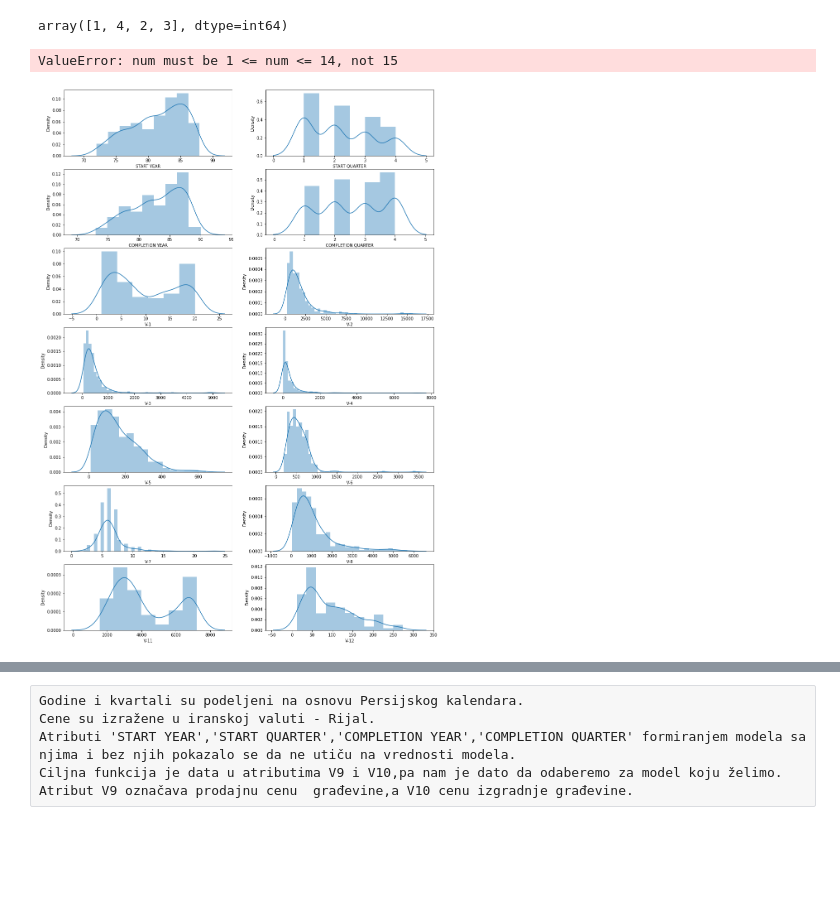
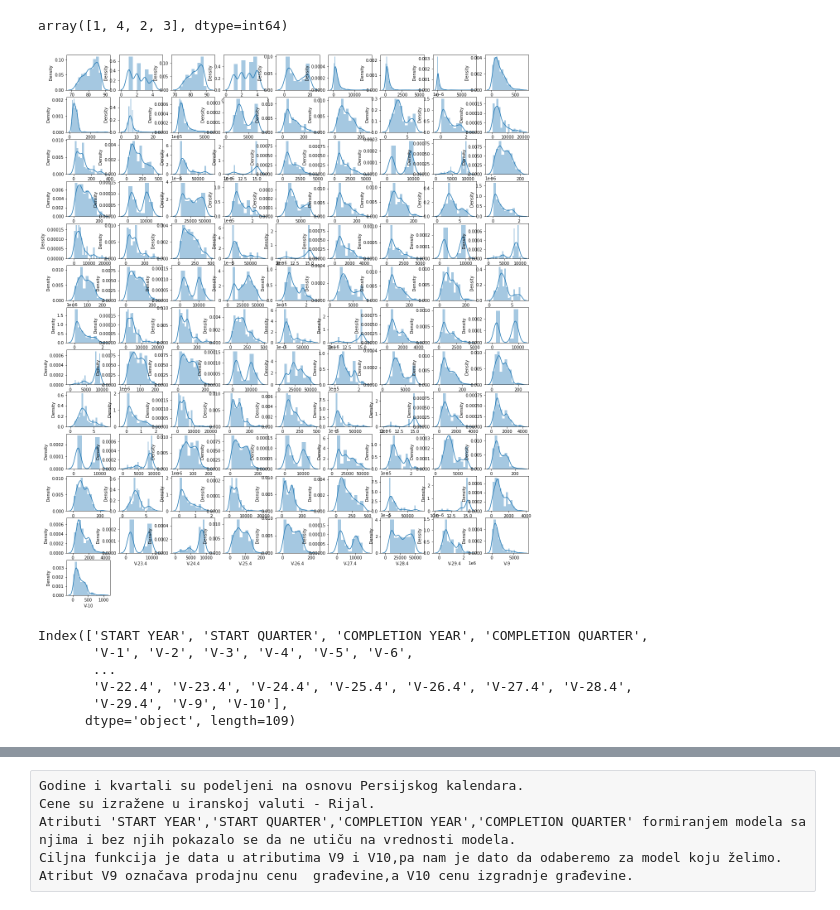
Before and after one commit to kaaiiser/Fitting-linear-regression-methodes-to-high-dimension-data-LARS-., a Jupyter notebook: 01_Vizuelizacija_skupa_podataka.ipynb, the cells around one changed output, grey strips where cells are left out. Cells and saved outputs as stored; diff of their text form; code cells hidden in the pictures; blank space fills up the shorter version.

```diff
--- a/01_Vizuelizacija_skupa_podataka.ipynb
+++ b/01_Vizuelizacija_skupa_podataka.ipynb
@@ -68,15 +71,22 @@ data['COMPLETION QUARTER'].unique()
 array([1, 4, 2, 3], dtype=int64)
 # %%
 pos = 1
-fig = plt.figure(figsize=(16,24))
+fig = plt.figure(figsize=(20,24))
 for i in data.columns:
-    ax = fig.add_subplot(7,2,pos)
+    ax = fig.add_subplot(13,9,pos)
     pos = pos + 1
-    sns.distplot(df[i],ax=ax)
-plt.show()
+    sns.distplot(data[i],ax=ax)
 # %% [output]
-ValueError: num must be 1 <= num <= 14, not 15
-[figure, old version]
+[figure, new version]
+# %%
+data.columns
+# %% [output]
+Index(['START YEAR', 'START QUARTER', 'COMPLETION YEAR', 'COMPLETION QUARTER',
+       'V-1', 'V-2', 'V-3', 'V-4', 'V-5', 'V-6',
+       ...
+       'V-22.4', 'V-23.4', 'V-24.4', 'V-25.4', 'V-26.4', 'V-27.4', 'V-28.4',
+       'V-29.4', 'V-9', 'V-10'],
+      dtype='object', length=109)
 # %%
 fig=plt.figure(figsize=(16, 16))
 ax = fig.add_subplot(111)
```
Also changed, not shown: parts of 4 cells of this notebook.
